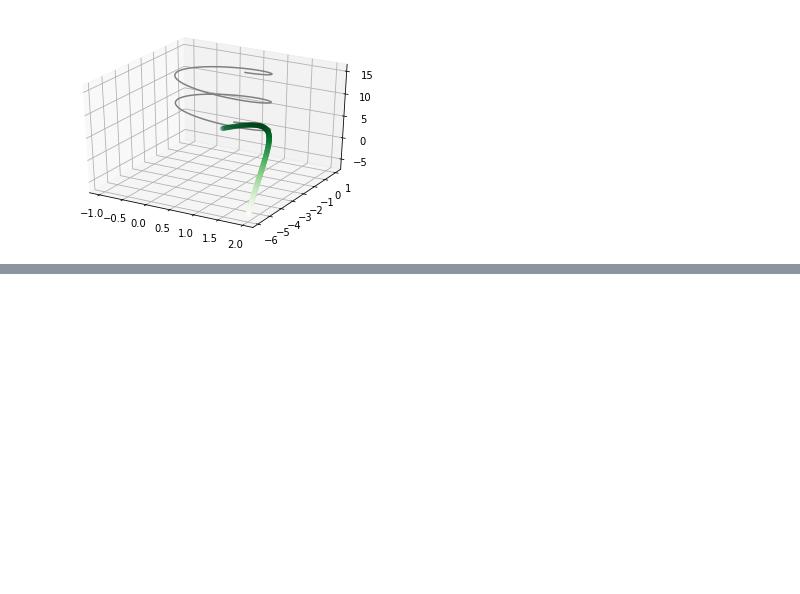
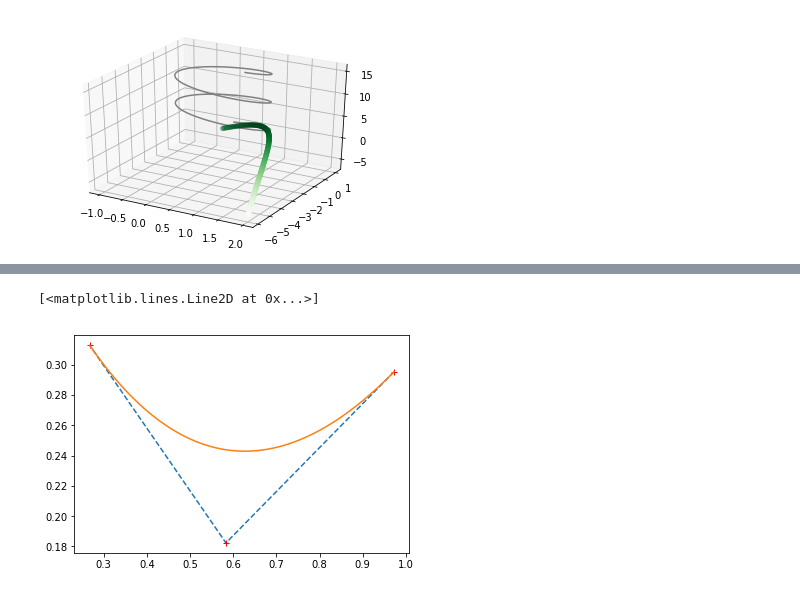
Before and after one commit to adhishagc/bezier-curve-python, a Jupyter notebook: Bezier_Curve_Representation.ipynb, the cells around one changed output, grey strips where cells are left out. Cells and saved outputs as stored; diff of their text form; code cells hidden in the pictures; blank space fills up the shorter version.

```diff
--- a/Bezier_Curve_Representation.ipynb
+++ b/Bezier_Curve_Representation.ipynb
@@ -223,0 +236,36 @@ bernstein_plot(n)
+# %%
+#Create random n points
+n_points = 3
+
+#x cords
+x_cords = [np.random.uniform(0,1) for _ in range(n_points)]
+
+#y cords
+y_cords = [np.random.uniform(0,1) for _ in range(n_points)]
+# %%
+start = 0
+step = 0.01
+end = 1 + step
+t_range = [x for x in frange(start,end,step)]
+# %%
+#generate bernstein coeffs
+x_cord_curve = np.empty([len(t_range)])
+y_cord_curve = np.empty([len(t_range)])
+# %%
+for i in range(len(t_range)):
+  val_x = 0
+  val_y = 0
+  for cord in range(n_points):
+    val = B(n_points-1,t_range[i])
+    val_x += val[cord]*x_cords[cord]
+    val_y += val[cord]*y_cords[cord]
+
+  x_cord_curve[i] = val_x
+  y_cord_curve[i] = val_y
+# %%
+plt.plot(x_cords,y_cords,linestyle='dashed')
+plt.plot(x_cords,y_cords, 'r+')
+plt.plot(x_cord_curve,y_cord_curve)
+# %% [output]
+[<matplotlib.lines.Line2D at 0x...>]
+[figure, added]
```
Also changed, not shown: parts of 9 cells of this notebook.
